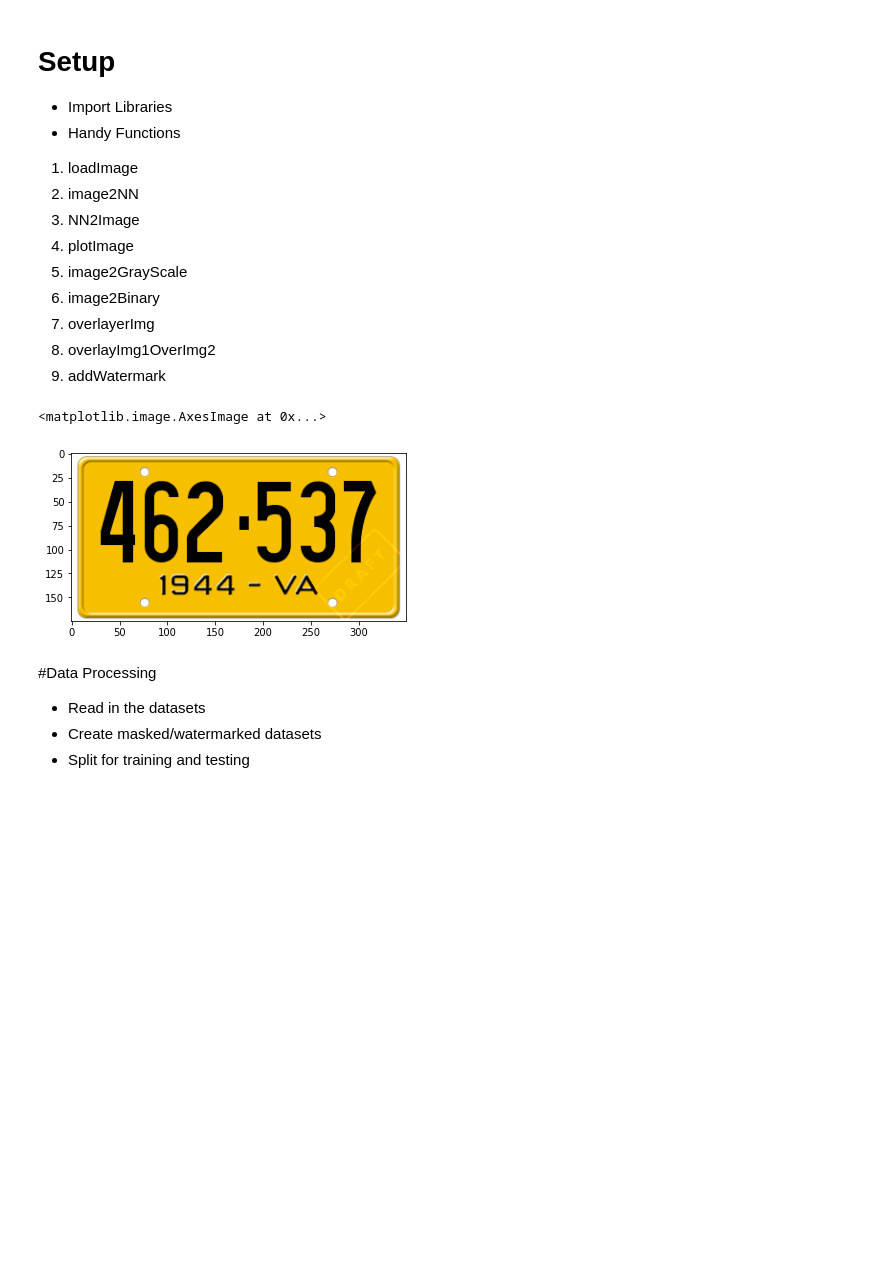
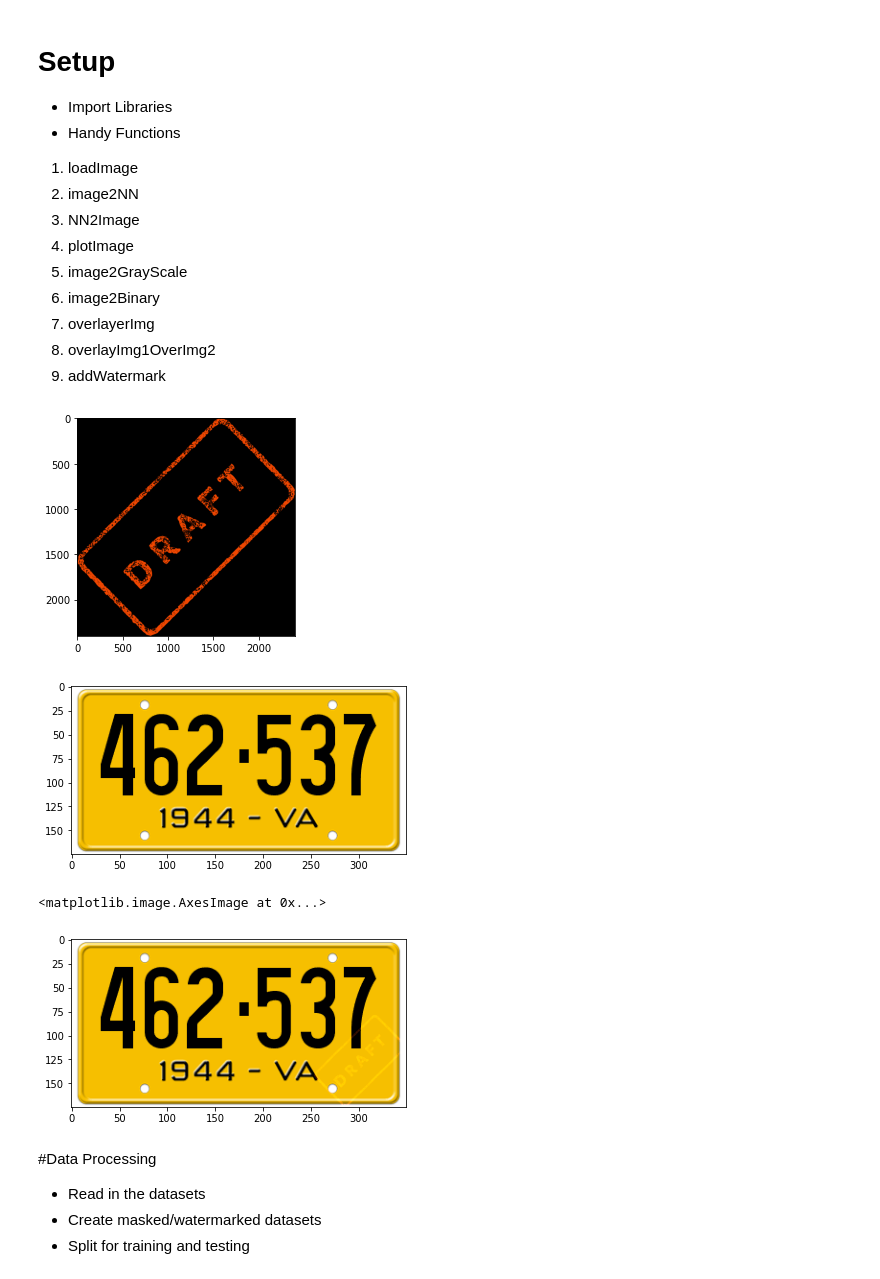
Before and after one commit to luoshaoyang/cs224w_final_proj, a Jupyter notebook: Colab_FinalProj.ipynb, the cells around one changed output. Saved outputs shown, nothing was run; the diff lists cells and outputs as text; code cells hidden in the pictures; blank space fills up the shorter version.

Commit message:
augmentated image creation

```diff
--- a/Colab_FinalProj.ipynb
+++ b/Colab_FinalProj.ipynb
@@ -134,11 +134,15 @@ def addWatermark(img,watermark,wm_scale):
   img_wm[top_y:bottom_y, left_x:right_x] = result
   return img_wm
 # %%
+watermark = loadImage("watermark.png")
+img = loadImage("img.jpg")
 wm = addWatermark(img,watermark,wm_scale=0.04)
 plt.imshow(wm)
 # %% [output]
+[figure, new version]
+[figure, added]
 <matplotlib.image.AxesImage at 0x...>
-[figure, old version]
+[figure, added]
 # %% [markdown]
 #Data Processing
 * Read in the datasets
```
Also changed, not shown: parts of 1 cell of this notebook.
